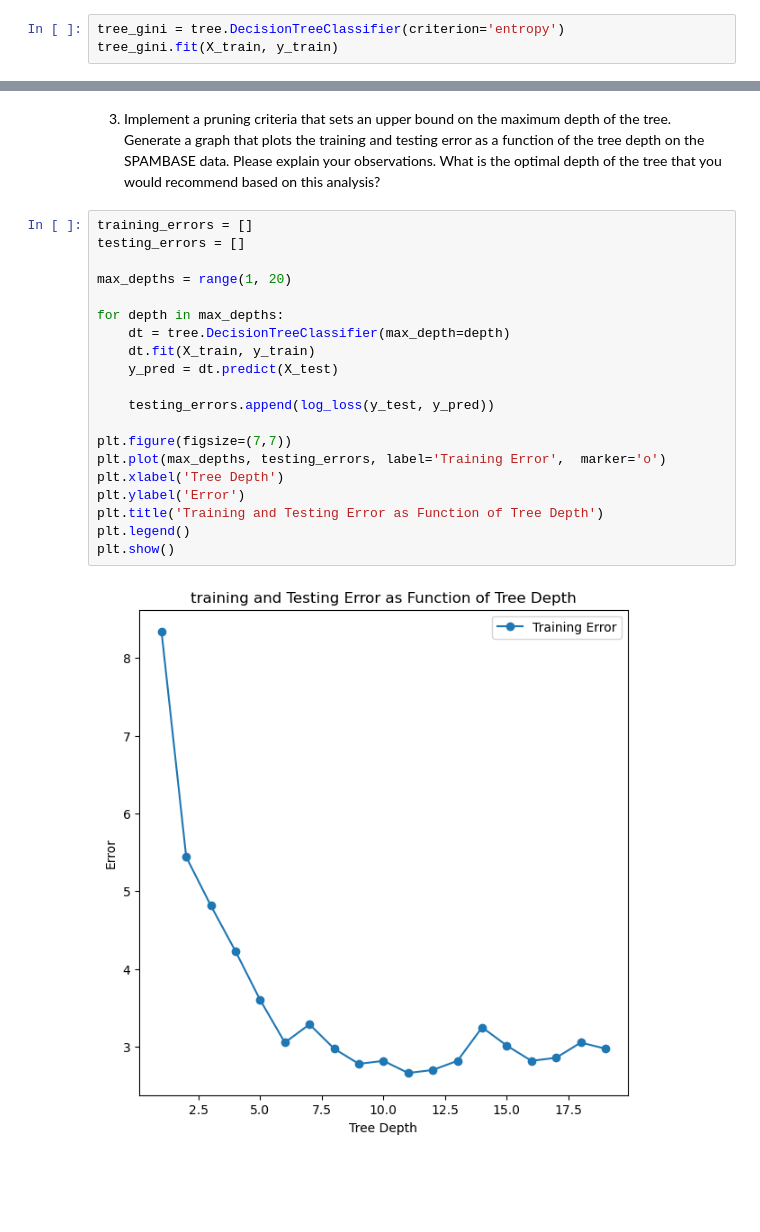
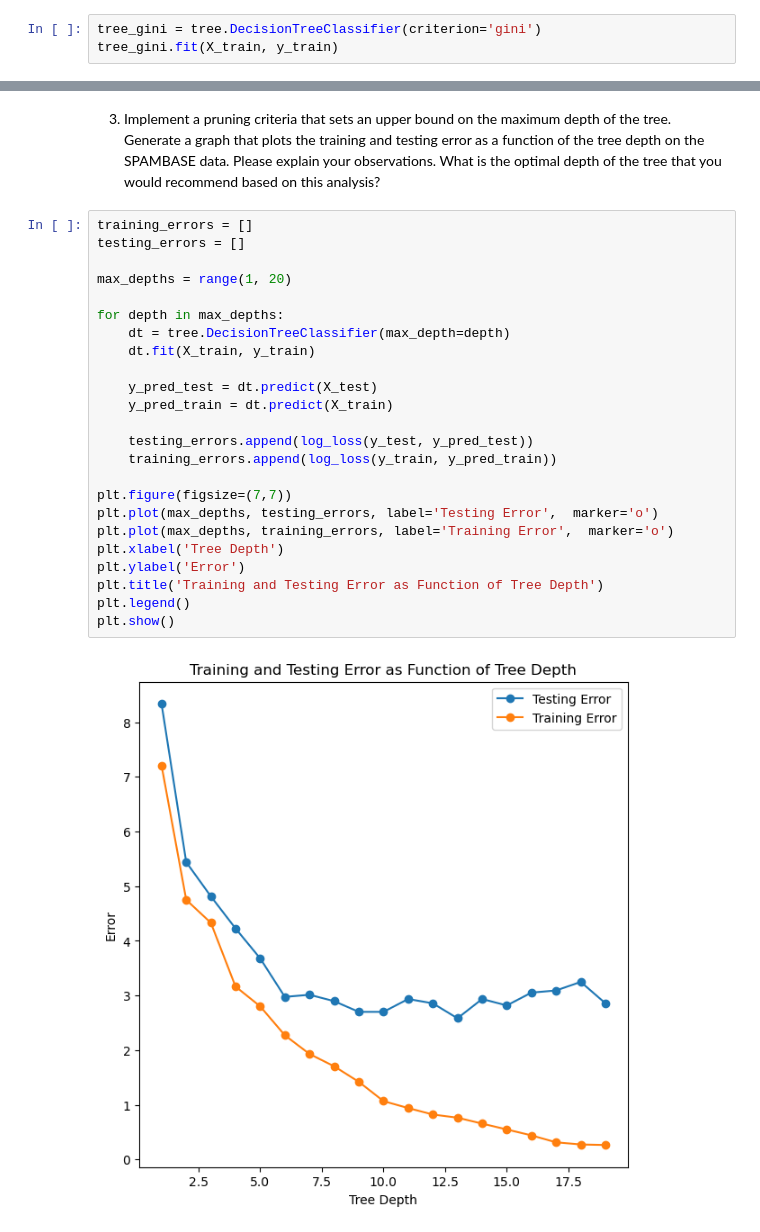
Before and after one commit to pponn/DS4400, a Jupyter notebook: HW4/problem1.ipynb, the cells around one changed output, grey strips where cells are left out. Cells and saved outputs as stored; diff of their text form; blank space fills up the shorter version.

```diff
--- a/HW4/problem1.ipynb
+++ b/HW4/problem1.ipynb
@@ -59,6 +59,6 @@ observations about training and testing metrics:
 # %% [markdown]
 2. Change the splitting criteria to use the Gini index. and report the same metrics. Compare them to the information gain metrics.
 # %%
-tree_gini = tree.DecisionTreeClassifier(criterion='entropy')
+tree_gini = tree.DecisionTreeClassifier(criterion='gini')
 tree_gini.fit(X_train, y_train)
 # %% [output]
@@ -96,22 +96,26 @@ tree that you would recommend based on this analysis?
 # %%
 training_errors = []
 testing_errors = []
 
 max_depths = range(1, 20)
 
 for depth in max_depths:
     dt = tree.DecisionTreeClassifier(max_depth=depth)
     dt.fit(X_train, y_train)
-    y_pred = dt.predict(X_test)
 
-    testing_errors.append(log_loss(y_test, y_pred))
+    y_pred_test = dt.predict(X_test)
+    y_pred_train = dt.predict(X_train)
+
+    testing_errors.append(log_loss(y_test, y_pred_test))
+    training_errors.append(log_loss(y_train, y_pred_train))
 
 plt.figure(figsize=(7,7))
-plt.plot(max_depths, testing_errors, label='Training Error',  marker='o')
+plt.plot(max_depths, testing_errors, label='Testing Error',  marker='o')
+plt.plot(max_depths, training_errors, label='Training Error',  marker='o')
 plt.xlabel('Tree Depth')
 plt.ylabel('Error')
 plt.title('Training and Testing Error as Function of Tree Depth')
 plt.legend()
 plt.show()
 # %% [output]
-[figure, old version]
+[figure, new version]
```
Also changed, not shown: parts of 3 cells of this notebook.
